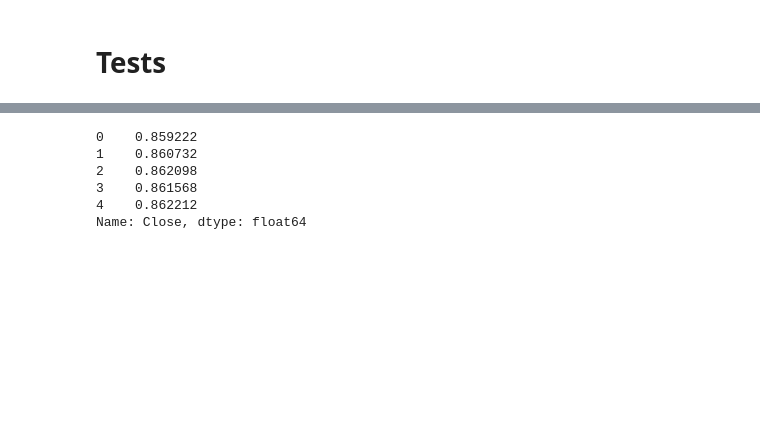
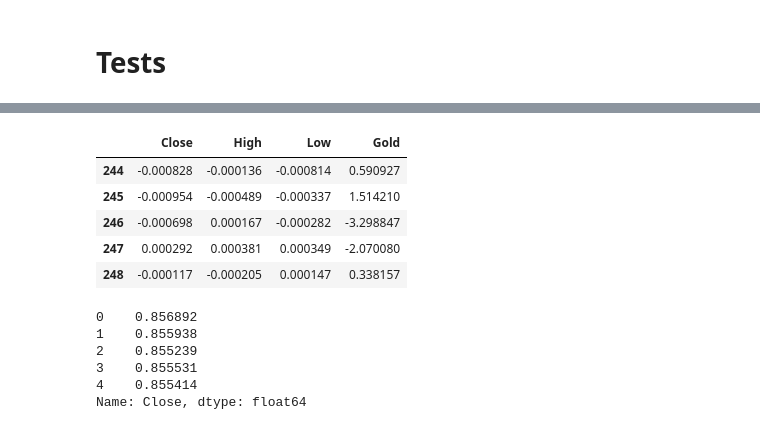
Before and after one commit to jdannem6/ML_Forex_Forecasting, a Jupyter notebook: varima_eurgbp.ipynb, the cells around one changed output, grey strips where cells are left out. Drawn from its saved outputs; the diff is of its cells as text; code cells hidden in the pictures; blank space fills up the shorter version.

```diff
--- a/varima_eurgbp.ipynb
+++ b/varima_eurgbp.ipynb
@@ -282,17 +300,26 @@ Text(0.5, 1.0, 'MSE = 2.01372672571246e-05')
 # %%
 # Train all the data using the best p and q parameters
-diff_data_all = diff(df[['Close','Gold','Stoxx','FTSE', 'High', 'Open', 'Low']], k_diff=1)
-model = VARMAX(endog=diff_data_all[['Close', 'High', 'Low', 'Gold']], order=orders[idx], mle_regression = True, filter_concentrated = True, initialization='approximate_diffuse', exog=diff_data_all[['FTSE']])
+diff_data_all = diff(df[['Close','Gold','Stoxx','FTSE', 'High', 'Low']], k_diff=1)
+model = VARMAX(endog=diff_data_all[['Close', 'High', 'Low', 'Gold']], order=(1,4), mle_regression = True, filter_concentrated = True, initialization='approximate_diffuse', exog=diff_data_all[['FTSE']])
 model_fit_final = model.fit(disp=False)
+# %%
+model_fit_final.forecast(5, exog=diff_test[['FTSE']])
+# %% [output]
+|  | Close | High | Low | Gold |
+| 244 | -0.000828 | -0.000136 | -0.000814 | 0.590927 |
+| 245 | -0.000954 | -0.000489 | -0.000337 | 1.514210 |
+| 246 | -0.000698 | 0.000167 | -0.000282 | -3.298847 |
+| 247 | 0.000292 | 0.000381 | 0.000349 | -2.070080 |
+| 248 | -0.000117 | -0.000205 | 0.000147 | 0.338157 |
 # %%
 forecast_vals = eur_gbp.iloc[-1]['Close'] + np.cumsum(model_fit_final.forecast(5, exog=diff_test[['FTSE']]).reset_index(drop=True).Close)
 print(forecast_vals)
 # %% [output]
-0    0.859222
-1    0.860732
-2    0.862098
-3    0.861568
-4    0.862212
+0    0.856892
+1    0.855938
+2    0.855239
+3    0.855531
+4    0.855414
 Name: Close, dtype: float64
 # %%
 forecast_vals.values.tofile("./predictions_eurgbp.csv", sep=',')
```
Also changed, not shown: parts of 15 cells of this notebook.
